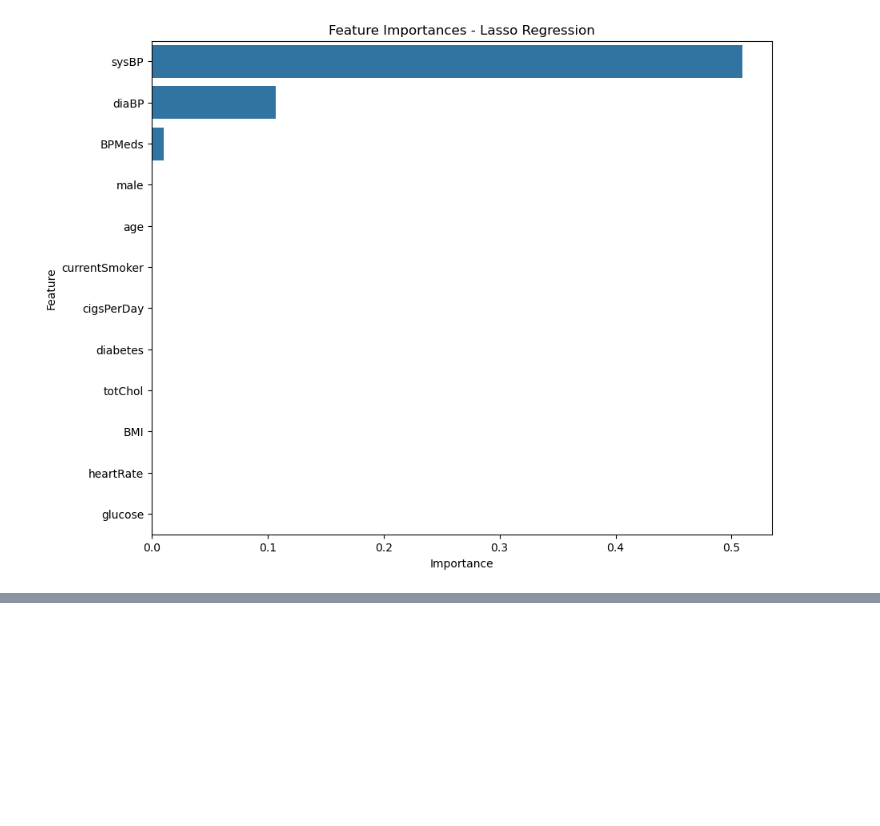
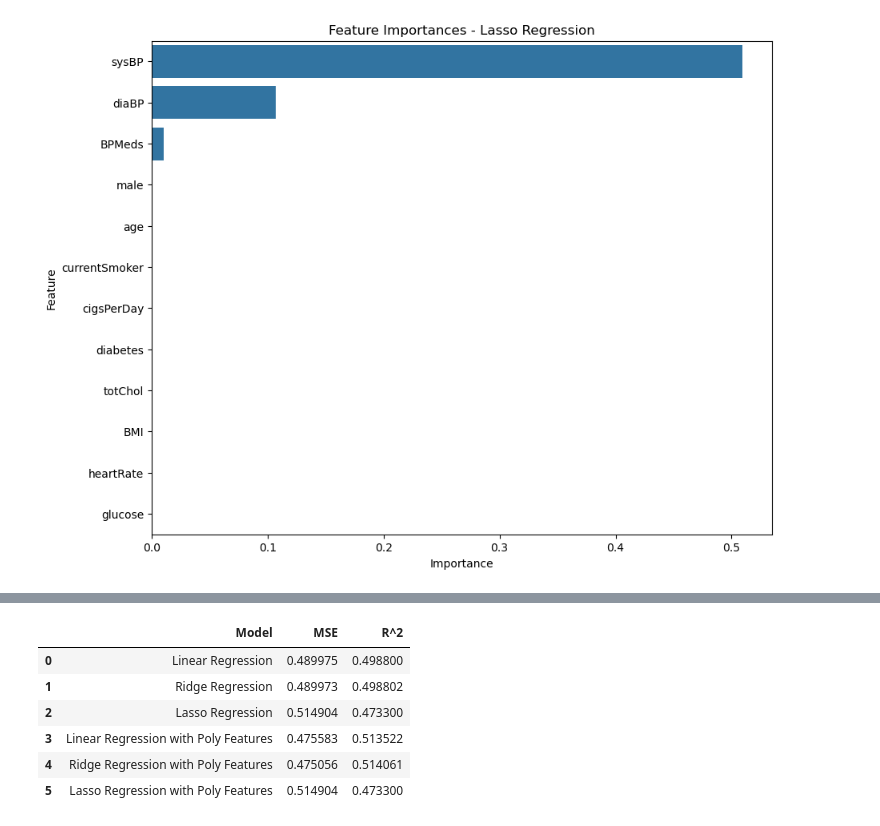
Before and after one commit to Ohmae22/Capstone-Project, a Jupyter notebook: Modelling.ipynb, the cells around one changed output, grey strips where cells are left out. Saved outputs shown, nothing was run; the diff lists cells and outputs as text; code cells hidden in the pictures; blank space fills up the shorter version.

```diff
--- a/Modelling.ipynb
+++ b/Modelling.ipynb
@@ -149,0 +220,22 @@ plot_feature_importances(feature_importances_lasso, 'Feature Importances - Lasso
+# %%
+# Model Evaluation with new features
+# Collect results in a DataFrame
+results_poly = pd.DataFrame({
+    'Model': ['Linear Regression with Poly Features', 'Ridge Regression with Poly Features', 'Lasso Regression with Poly Features'],
+    'MSE': [lr_poly_mse, ridge_poly_mse, lasso_poly_mse],
+    'R^2': [lr_poly_r2, ridge_poly_r2, lasso_poly_r2]
+})
+
+# Combine initial and new results
+combined_results = pd.concat([results, results_poly], ignore_index=True)
+
+# Display combined results in tabular form
+combined_results
+# %% [output]
+|  | Model | MSE | R^2 |
+| 0 | Linear Regression | 0.489975 | 0.498800 |
+| 1 | Ridge Regression | 0.489973 | 0.498802 |
+| 2 | Lasso Regression | 0.514904 | 0.473300 |
+| 3 | Linear Regression with Poly Features | 0.475583 | 0.513522 |
+| 4 | Ridge Regression with Poly Features | 0.475056 | 0.514061 |
+| 5 | Lasso Regression with Poly Features | 0.514904 | 0.473300 |
```
Also changed, not shown: parts of 3 cells of this notebook.
